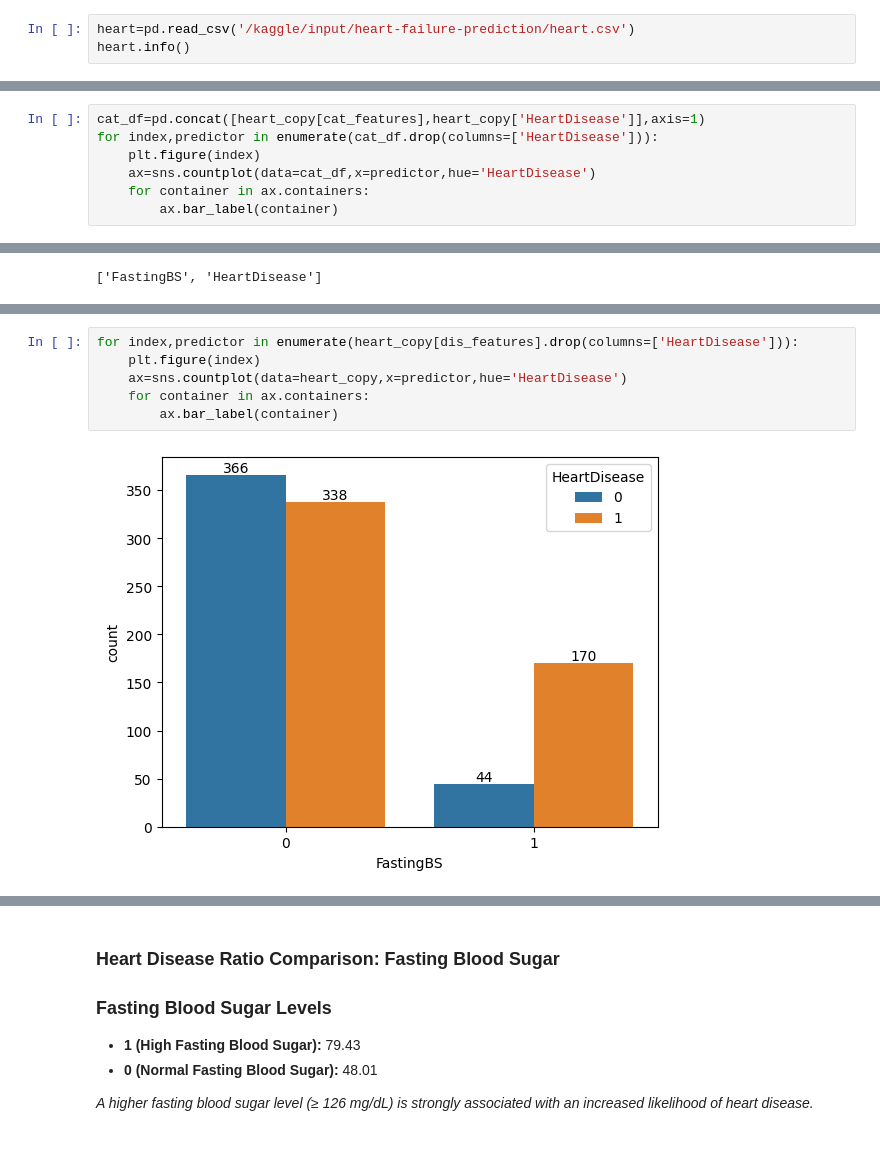
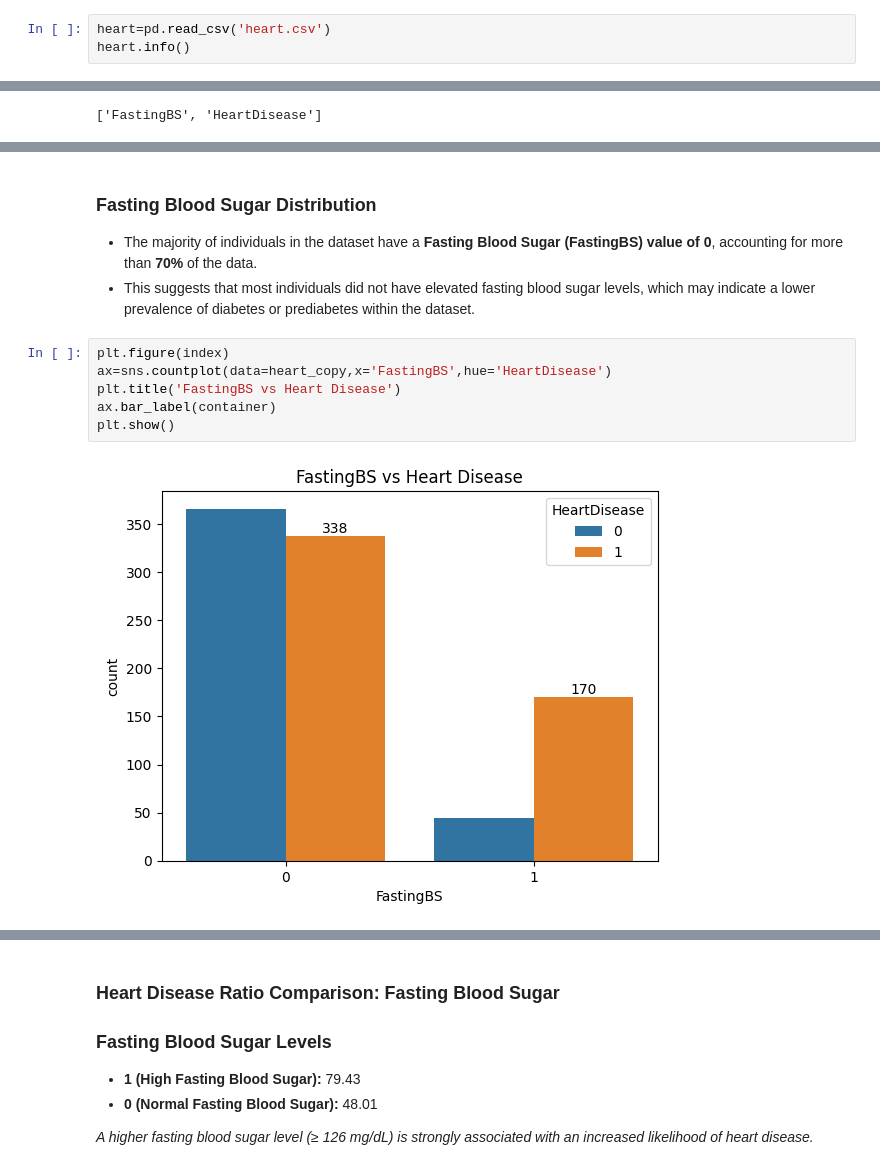
Before and after one commit to Im-Fardin/Heart-Disease-Diagnosis, a Jupyter notebook: heart-disease-classification.ipynb, the cells around one changed output, grey strips where cells are left out. Drawn from its saved outputs; the diff is of its cells as text.

Commit message:
new analysis have been added and models are better

```diff
--- a/heart-disease-classification.ipynb
+++ b/heart-disease-classification.ipynb
@@ -56,7 +56,7 @@ warnings.simplefilter(action='ignore', category=RuntimeWarning)
 # %% [markdown]
 ## Get the Data
 # %%
-heart=pd.read_csv('/kaggle/input/heart-failure-prediction/heart.csv')
+heart=pd.read_csv('heart.csv')
 heart.info()
 # %% [output]
 <class 'pandas.core.frame.DataFrame'>
@@ -105,10 +105,3 @@ cat_features=[feature for feature in heart_copy.columns if heart_copy[feature].d
 cat_features
 # %% [output]
 ['Sex', 'ChestPainType', 'RestingECG', 'ExerciseAngina', 'ST_Slope']
-# %%
-cat_df=pd.concat([heart_copy[cat_features],heart_copy['HeartDisease']],axis=1)
-for index,predictor in enumerate(cat_df.drop(columns=['HeartDisease'])):
-    plt.figure(index)
-    ax=sns.countplot(data=cat_df,x=predictor,hue='HeartDisease')
-    for container in ax.containers:
-        ax.bar_label(container)
@@ -165,8 +261,13 @@ dis_features
+# %% [markdown]
+### Fasting Blood Sugar Distribution
+
+- The majority of individuals in the dataset have a **Fasting Blood Sugar (FastingBS) value of 0**, accounting for more than **70%** of the data.
+- This suggests that most individuals did not have elevated fasting blood sugar levels, which may indicate a lower prevalence of diabetes or prediabetes within the dataset.
 # %%
-for index,predictor in enumerate(heart_copy[dis_features].drop(columns=['HeartDisease'])):
-    plt.figure(index)
-    ax=sns.countplot(data=heart_copy,x=predictor,hue='HeartDisease')
-    for container in ax.containers:
-        ax.bar_label(container)
+plt.figure(index)
+ax=sns.countplot(data=heart_copy,x='FastingBS',hue='HeartDisease')
+plt.title('FastingBS vs Heart Disease')
+ax.bar_label(container)
+plt.show()
 # %% [output]
-[figure, old version]
+[figure, new version]
```
Also changed, not shown: parts of 90 cells of this notebook.
